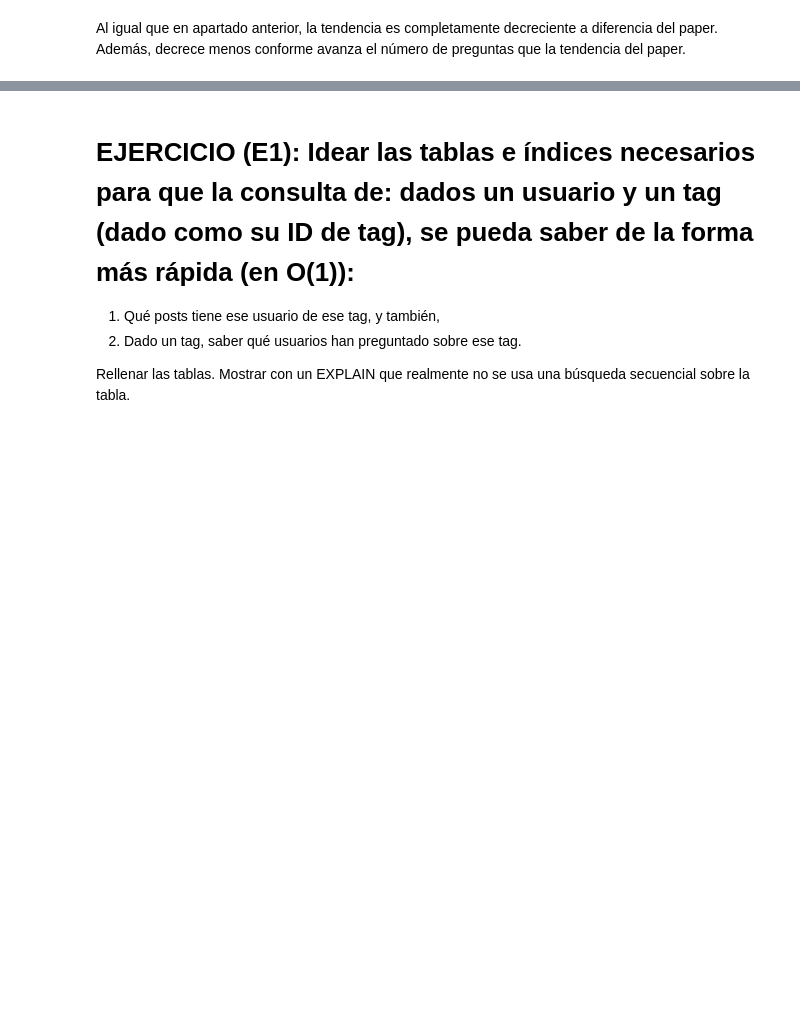
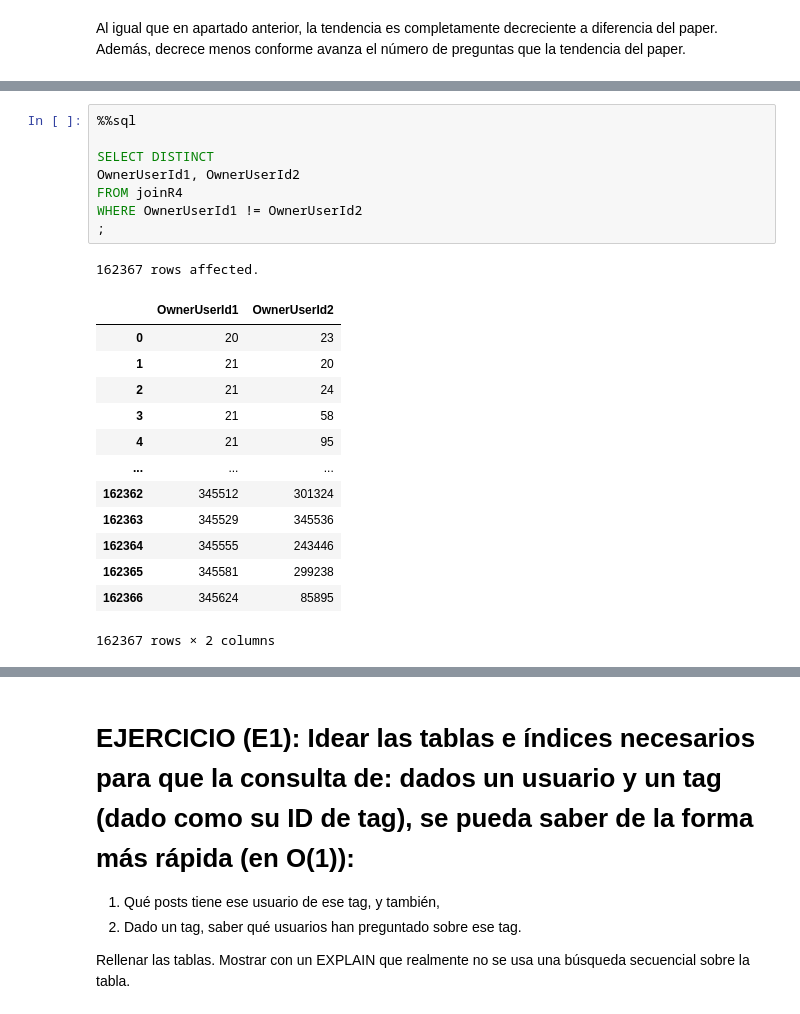
Before and after one commit to juanluserra/master_bigdata, a Jupyter notebook: BASES DE DATOS/Practicas/sesiones_sql/sesion2.ipynb, the cells around one changed output, grey strips where cells are left out. Cells and saved outputs as stored; diff of their text form; blank space fills up the shorter version.

```diff
--- a/BASES DE DATOS/Practicas/sesiones_sql/sesion2.ipynb
+++ b/BASES DE DATOS/Practicas/sesiones_sql/sesion2.ipynb
@@ -927,0 +956,23 @@ FROM joinR3
+# %%
+%%sql
+
+SELECT DISTINCT
+OwnerUserId1, OwnerUserId2
+FROM joinR4
+WHERE OwnerUserId1 != OwnerUserId2
+;
+# %% [output]
+162367 rows affected.
+|  | OwnerUserId1 | OwnerUserId2 |
+| 0 | 20 | 23 |
+| 1 | 21 | 20 |
+| 2 | 21 | 24 |
+| 3 | 21 | 58 |
+| 4 | 21 | 95 |
+| ... | ... | ... |
+| 162362 | 345512 | 301324 |
+| 162363 | 345529 | 345536 |
+| 162364 | 345555 | 243446 |
+| 162365 | 345581 | 299238 |
+| 162366 | 345624 | 85895 |
+162367 rows × 2 columns
```
Also changed, not shown: parts of 17 cells of this notebook.
